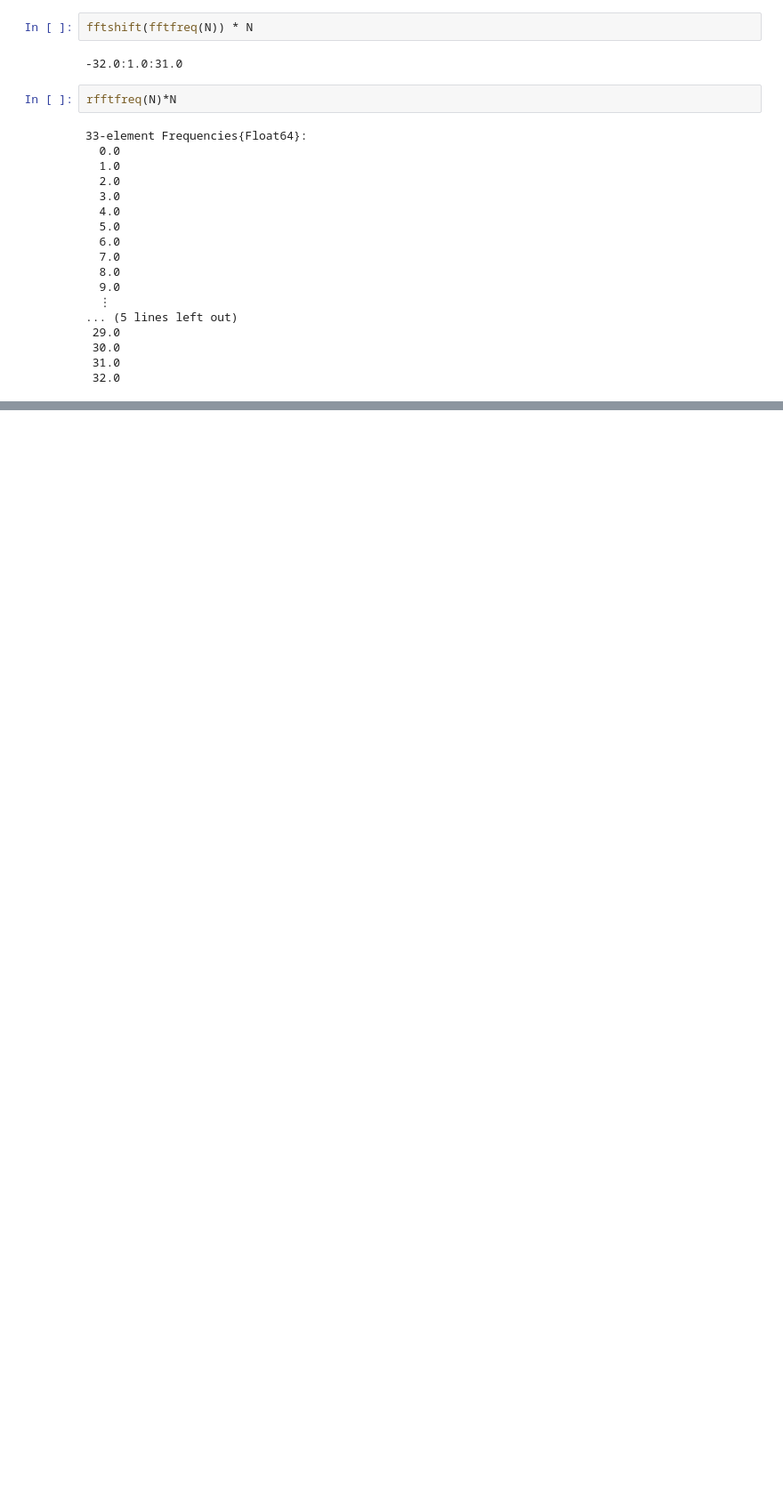
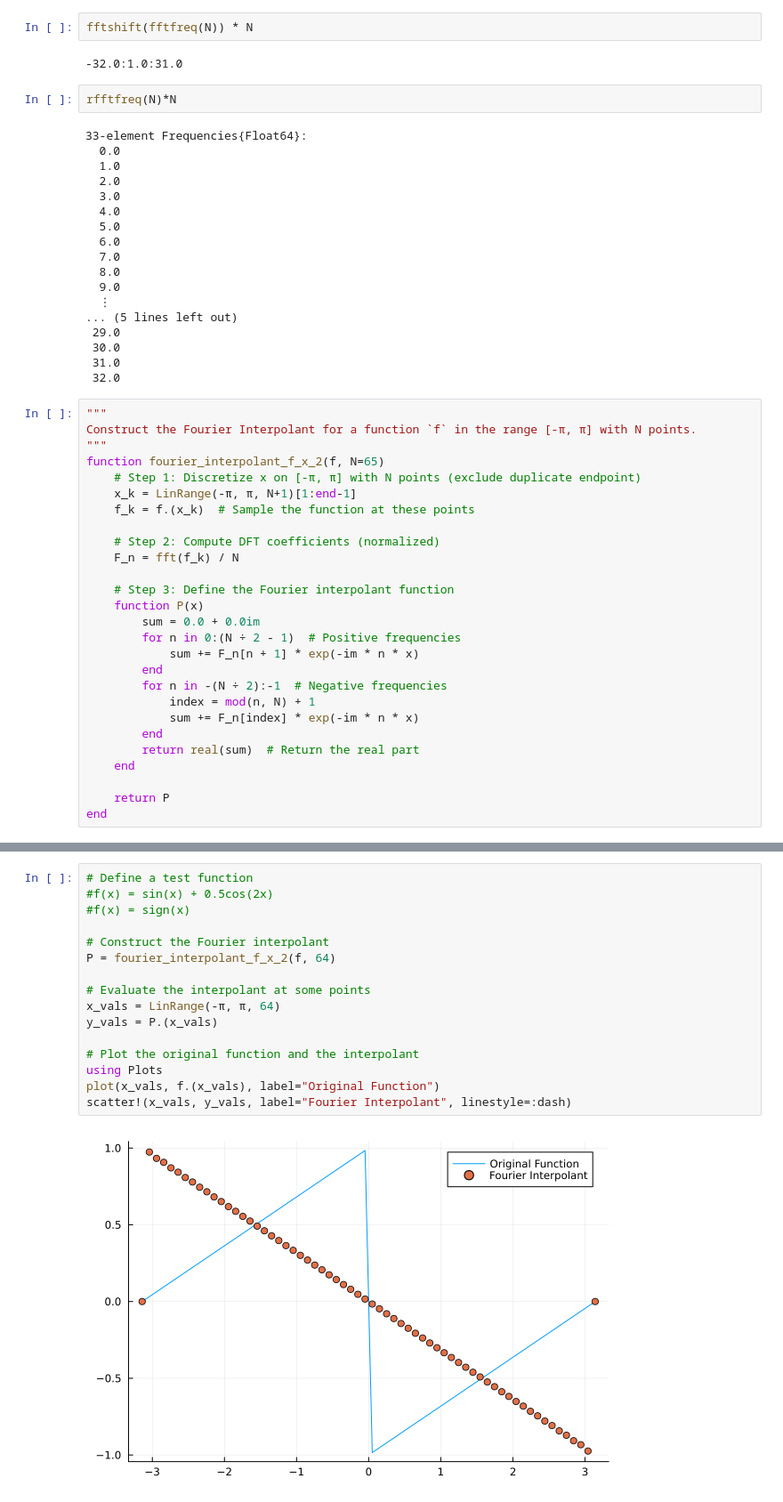
Before and after one commit to reula/PDE, a Jupyter notebook: homework/04/Fourier.ipynb, the cells around one changed output, grey strips where cells are left out. Shown at 89% size. Cells and saved outputs as stored; diff of their text form; blank space fills up the shorter version.

```diff
--- a/homework/04/Fourier.ipynb
+++ b/homework/04/Fourier.ipynb
@@ -159,3 +160,30 @@ rfftfreq(N)*N
  30.0
  31.0
  32.0
+# %%
+"""
+Construct the Fourier Interpolant for a function `f` in the range [-π, π] with N points.
+"""
+function fourier_interpolant_f_x_2(f, N=65)
+    # Step 1: Discretize x on [-π, π] with N points (exclude duplicate endpoint)
+    x_k = LinRange(-π, π, N+1)[1:end-1]
+    f_k = f.(x_k)  # Sample the function at these points
+
+    # Step 2: Compute DFT coefficients (normalized)
+    F_n = fft(f_k) / N
+
+    # Step 3: Define the Fourier interpolant function
+    function P(x)
+        sum = 0.0 + 0.0im
+        for n in 0:(N ÷ 2 - 1)  # Positive frequencies
+            sum += F_n[n + 1] * exp(-im * n * x)
+        end
+        for n in -(N ÷ 2):-1  # Negative frequencies
+            index = mod(n, N) + 1
+            sum += F_n[index] * exp(-im * n * x)
+        end
+        return real(sum)  # Return the real part
+    end
+
+    return P
+end
@@ -161,0 +192,18 @@ rfftfreq(N)*N
+# %%
+# Define a test function
+#f(x) = sin(x) + 0.5cos(2x)
+#f(x) = sign(x)
+
+# Construct the Fourier interpolant
+P = fourier_interpolant_f_x_2(f, 64)
+
+# Evaluate the interpolant at some points
+x_vals = LinRange(-π, π, 64)
+y_vals = P.(x_vals)
+
+# Plot the original function and the interpolant
+using Plots
+plot(x_vals, f.(x_vals), label="Original Function")
+scatter!(x_vals, y_vals, label="Fourier Interpolant", linestyle=:dash)
+# %% [output]
+[figure, added]
```
Also changed, not shown: parts of 14 cells of this notebook.
